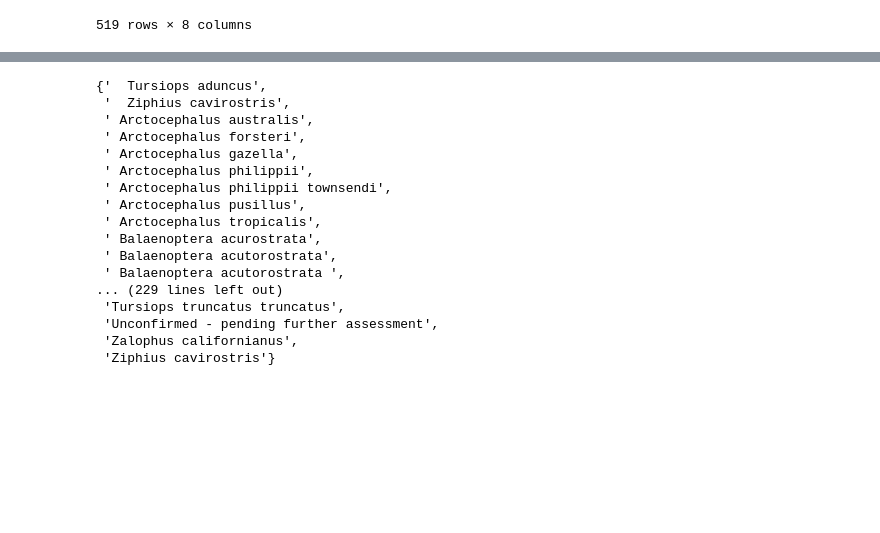
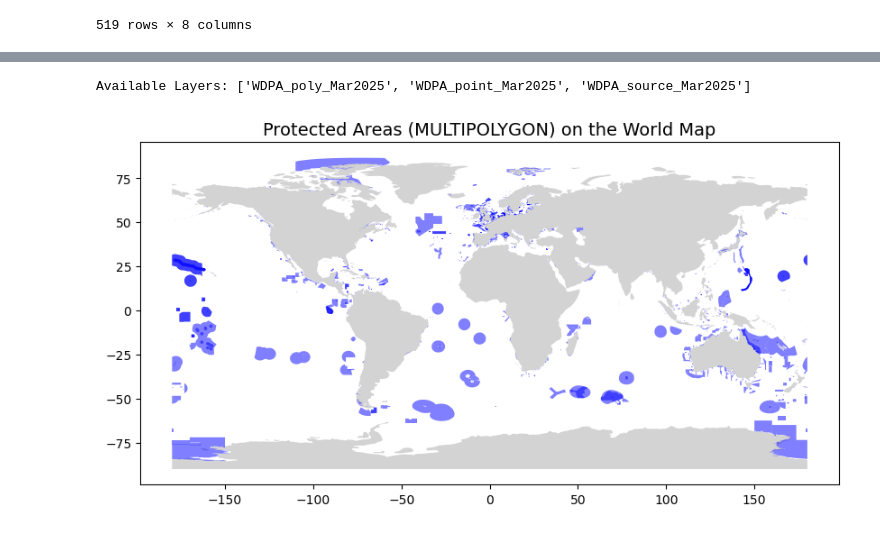
Before and after one commit to com-480-data-visualization/WhereWereWhales, a Jupyter notebook: EDA_location.ipynb, the cells around one changed output, grey strips where cells are left out. Cells and saved outputs as stored; diff of their text form; code cells hidden in the pictures; blank space fills up the shorter version.

Commit message:
feat : add protected areas

```diff
--- a/EDA_location.ipynb
+++ b/EDA_location.ipynb
@@ -445,20 +391,36 @@ list(df["Qualifying Species"] + "," + df["Supporting Species"])
-# %%
-species_set
-# %% [output]
-{'  Tursiops aduncus',
- '  Ziphius cavirostris',
- ' Arctocephalus australis',
- ' Arctocephalus forsteri',
- ' Arctocephalus gazella',
- ' Arctocephalus philippii',
- ' Arctocephalus philippii townsendi',
- ' Arctocephalus pusillus',
- ' Arctocephalus tropicalis',
- ' Balaenoptera acurostrata',
- ' Balaenoptera acutorostrata',
- ' Balaenoptera acutorostrata ',
-... (229 lines left out)
- 'Tursiops truncatus truncatus',
- 'Unconfirmed - pending further assessment',
- 'Zalophus californianus',
- 'Ziphius cavirostris'}
+# %%
+import geopandas as gpd
+import fiona
+
+# https://www.protectedplanet.net/en/thematic-areas/wdpa?tab=WDPA
+
+gdb_path = "data\\WDPA_Mar2025_Public.gdb"
+
+try:
+    layers = fiona.listlayers(gdb_path)
+    print("Available Layers:", layers)
+except Exception as e:
+    print("Error reading GDB:", e)
+
+gdf = gpd.read_file(gdb_path, layer=layers[0])
+# %% [output]
+Available Layers: ['WDPA_poly_Mar2025', 'WDPA_point_Mar2025', 'WDPA_source_Mar2025']
+# %%
+world = gpd.read_file(geodatasets.data.naturalearth.land['url'])
+marine_gdf = gdf[gdf['MARINE'] == "2"]#.loc[:100]
+fig, ax = plt.subplots(figsize=(10, 6))
+
+world = gpd.read_file(geodatasets.data.naturalearth.land['url'])
+# Plot the world map (land areas)
+world.plot(ax=ax, color='lightgray')
+
+# Plot the protected areas as MULTIPOLYGON geometries
+marine_gdf.plot(ax=ax, color='blue', alpha=0.5)
+
+# Set the title
+ax.set_title('Protected Areas (MULTIPOLYGON) on the World Map', fontsize=14)
+
+# Show the plot
+plt.show()
+# %% [output]
+[figure, added]
```
Also changed, not shown: parts of 6 cells of this notebook, 1 other file.
